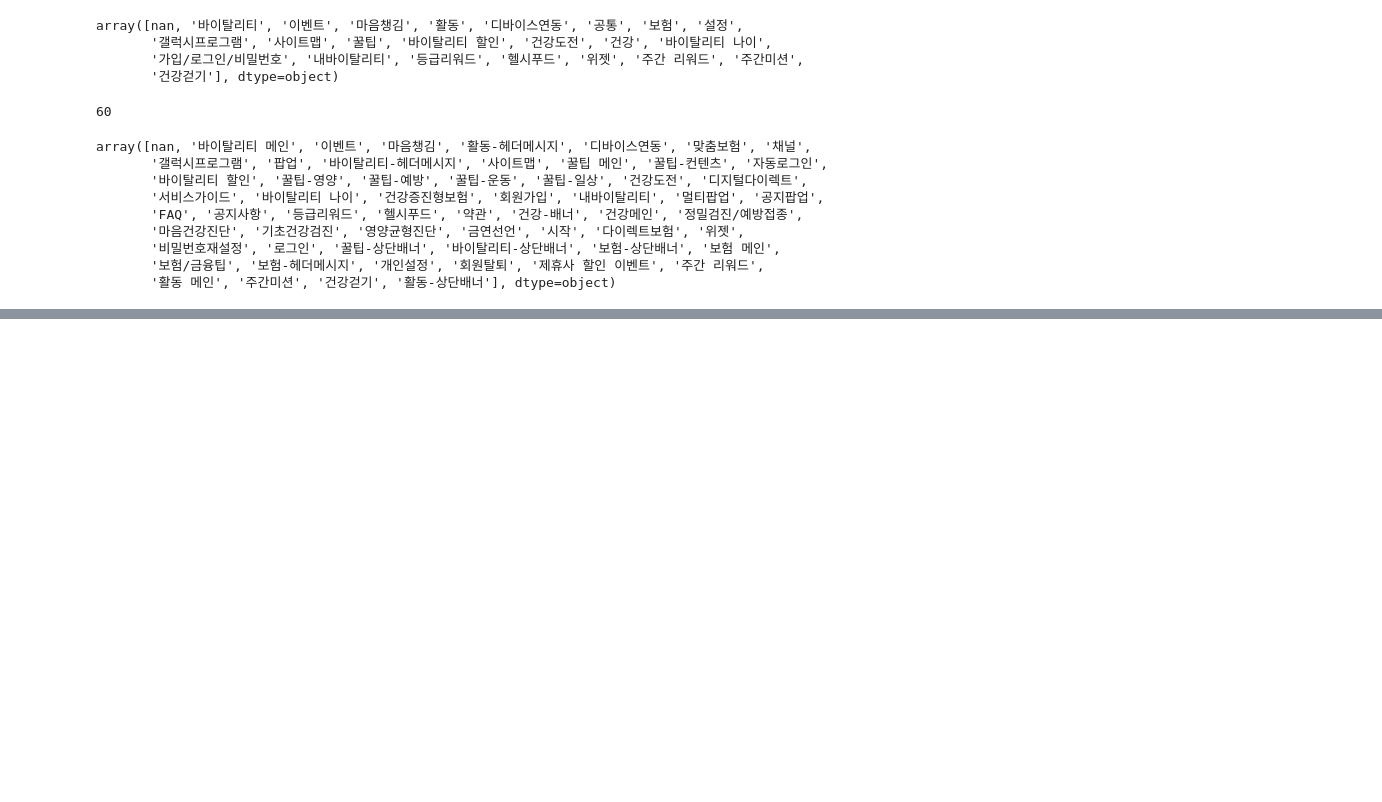
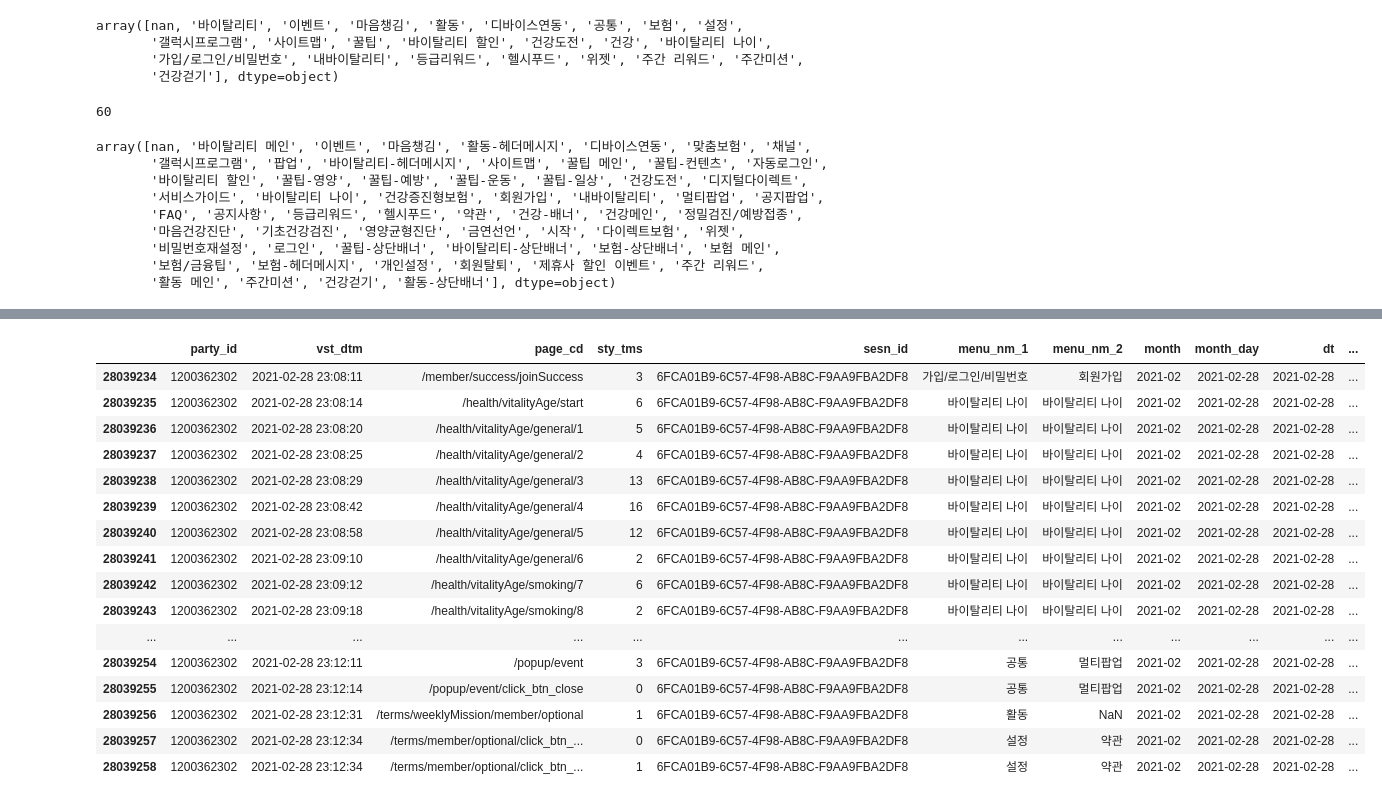
Before and after one commit to ralasun/aia-vitality, a Jupyter notebook: sunhwa/data/seq_dataset.ipynb, the cells around one changed output, grey strips where cells are left out. Saved outputs shown, nothing was run; the diff lists cells and outputs as text; code cells hidden in the pictures; blank space fills up the shorter version.

```diff
--- a/sunhwa/data/seq_dataset.ipynb
+++ b/sunhwa/data/seq_dataset.ipynb
@@ -259,0 +321,4 @@ gc.collect()
+# %%
+menusess3 = appdf[['party_id','sesn_id','menu_nm_2','page_cd']].groupby(['party_id','sesn_id','menu_nm_2']).count().reset_index()
+menusess3 = menusess3[['party_id','sesn_id']].drop_duplicates()
+len(menusess3)
@@ -259,0 +327,8 @@ gc.collect()
+# %%
+menusess = pd.concat([menusess1, menusess3], axis=0)
+menusess = menusess.loc[~menusess.duplicated(keep=False)]
+
+pids_isin = np.isin(appdf['party_id'], menusess['party_id'])
+sess_isin = np.isin(appdf['sesn_id'], menusess['sesn_id'])
+appdf = appdf.loc[~np.all([pids_isin, sess_isin], axis=0)]
+len(appdf)
@@ -260,6 +368,3 @@ gc.collect()
 # %%
-appdf = prep_applogs(appds)
-mbrdf = prep_mbrlogs(mbrds)
-gmdf = prep_gmlogs(gmds)
 pcd = read_csv(cfg.pgcd)
 lbl = read_csv(cfg.label)
@@ -299,3 +397 @@ gc.collect()
-# %%
-appdf = merge_app_and_pcd(appdf, pcd)
 # %%
@@ -360,0 +730,20 @@ uv_per_depth1.sort_values(['sesn_id','menu_nm_1'])
+# %%
+appdf.loc[appdf['sesn_id'] == '6FCA01B9-6C57-4F98-AB8C-F9AA9FBA2DF8']
+# %% [output]
+|  | party_id | vst_dtm | page_cd | sty_tms | sesn_id | menu_nm_1 | menu_nm_2 | month | month_day | dt | ... |
+| 28039234 | 1200362302 | 2021-02-28 23:08:11 | /member/success/joinSuccess | 3 | 6FCA01B9-6C57-4F98-AB8C-F9AA9FBA2DF8 | 가입/로그인/비밀번호 | 회원가입 | 2021-02 | 2021-02-28 | 2021-02-28 | ... |
+| 28039235 | 1200362302 | 2021-02-28 23:08:14 | /health/vitalityAge/start | 6 | 6FCA01B9-6C57-4F98-AB8C-F9AA9FBA2DF8 | 바이탈리티 나이 | 바이탈리티 나이 | 2021-02 | 2021-02-28 | 2021-02-28 | ... |
+| 28039236 | 1200362302 | 2021-02-28 23:08:20 | /health/vitalityAge/general/1 | 5 | 6FCA01B9-6C57-4F98-AB8C-F9AA9FBA2DF8 | 바이탈리티 나이 | 바이탈리티 나이 | 2021-02 | 2021-02-28 | 2021-02-28 | ... |
+| 28039237 | 1200362302 | 2021-02-28 23:08:25 | /health/vitalityAge/general/2 | 4 | 6FCA01B9-6C57-4F98-AB8C-F9AA9FBA2DF8 | 바이탈리티 나이 | 바이탈리티 나이 | 2021-02 | 2021-02-28 | 2021-02-28 | ... |
+| 28039238 | 1200362302 | 2021-02-28 23:08:29 | /health/vitalityAge/general/3 | 13 | 6FCA01B9-6C57-4F98-AB8C-F9AA9FBA2DF8 | 바이탈리티 나이 | 바이탈리티 나이 | 2021-02 | 2021-02-28 | 2021-02-28 | ... |
+| 28039239 | 1200362302 | 2021-02-28 23:08:42 | /health/vitalityAge/general/4 | 16 | 6FCA01B9-6C57-4F98-AB8C-F9AA9FBA2DF8 | 바이탈리티 나이 | 바이탈리티 나이 | 2021-02 | 2021-02-28 | 2021-02-28 | ... |
+| 28039240 | 1200362302 | 2021-02-28 23:08:58 | /health/vitalityAge/general/5 | 12 | 6FCA01B9-6C57-4F98-AB8C-F9AA9FBA2DF8 | 바이탈리티 나이 | 바이탈리티 나이 | 2021-02 | 2021-02-28 | 2021-02-28 | ... |
+| 28039241 | 1200362302 | 2021-02-28 23:09:10 | /health/vitalityAge/general/6 | 2 | 6FCA01B9-6C57-4F98-AB8C-F9AA9FBA2DF8 | 바이탈리티 나이 | 바이탈리티 나이 | 2021-02 | 2021-02-28 | 2021-02-28 | ... |
+| 28039242 | 1200362302 | 2021-02-28 23:09:12 | /health/vitalityAge/smoking/7 | 6 | 6FCA01B9-6C57-4F98-AB8C-F9AA9FBA2DF8 | 바이탈리티 나이 | 바이탈리티 나이 | 2021-02 | 2021-02-28 | 2021-02-28 | ... |
+| 28039243 | 1200362302 | 2021-02-28 23:09:18 | /health/vitalityAge/smoking/8 | 2 | 6FCA01B9-6C57-4F98-AB8C-F9AA9FBA2DF8 | 바이탈리티 나이 | 바이탈리티 나이 | 2021-02 | 2021-02-28 | 2021-02-28 | ... |
+| ... | ... | ... | ... | ... | ... | ... | ... | ... | ... | ... | ... |
+| 28039254 | 1200362302 | 2021-02-28 23:12:11 | /popup/event | 3 | 6FCA01B9-6C57-4F98-AB8C-F9AA9FBA2DF8 | 공통 | 멀티팝업 | 2021-02 | 2021-02-28 | 2021-02-28 | ... |
+| 28039255 | 1200362302 | 2021-02-28 23:12:14 | /popup/event/click_btn_close | 0 | 6FCA01B9-6C57-4F98-AB8C-F9AA9FBA2DF8 | 공통 | 멀티팝업 | 2021-02 | 2021-02-28 | 2021-02-28 | ... |
+| 28039256 | 1200362302 | 2021-02-28 23:12:31 | /terms/weeklyMission/member/optional | 1 | 6FCA01B9-6C57-4F98-AB8C-F9AA9FBA2DF8 | 활동 | NaN | 2021-02 | 2021-02-28 | 2021-02-28 | ... |
+| 28039257 | 1200362302 | 2021-02-28 23:12:34 | /terms/member/optional/click_btn_... | 0 | 6FCA01B9-6C57-4F98-AB8C-F9AA9FBA2DF8 | 설정 | 약관 | 2021-02 | 2021-02-28 | 2021-02-28 | ... |
+| 28039258 | 1200362302 | 2021-02-28 23:12:34 | /terms/member/optional/click_btn_... | 1 | 6FCA01B9-6C57-4F98-AB8C-F9AA9FBA2DF8 | 설정 | 약관 | 2021-02 | 2021-02-28 | 2021-02-28 | ... |
```
Also changed, not shown: parts of 58 cells of this notebook.
